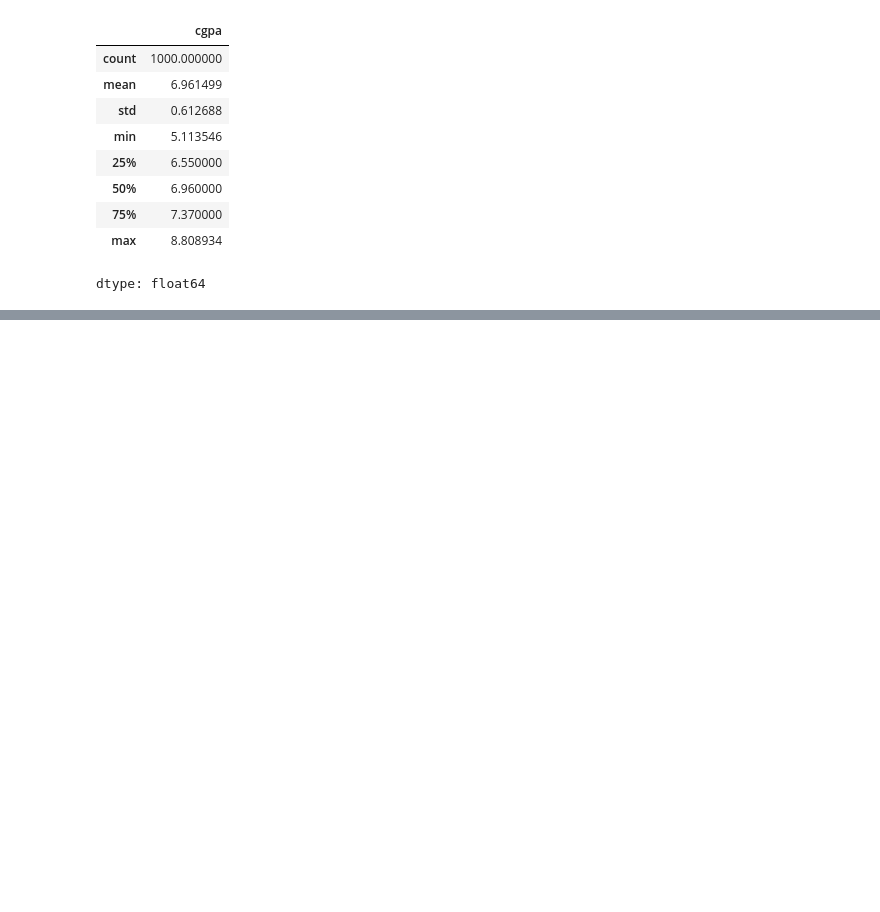
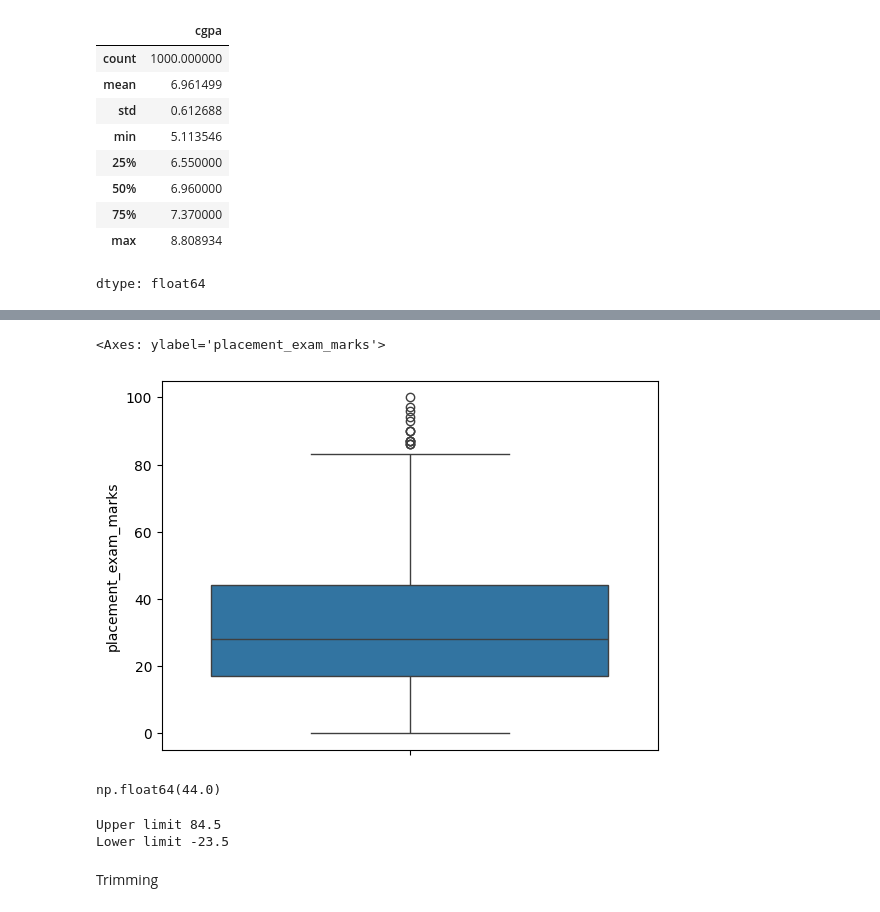
Before and after one commit to suryashekharsasmal/My-ML-concept, a Jupyter notebook: Machin_lerning.ipynb, the cells around one changed output, grey strips where cells are left out. Saved outputs shown, nothing was run; the diff lists cells and outputs as text; code cells hidden in the pictures; blank space fills up the shorter version.

```diff
--- a/Machin_lerning.ipynb
+++ b/Machin_lerning.ipynb
@@ -1746,0 +1793,6 @@ dtype: float64
+# %%
+#Box plot
+sns.boxplot(df['placement_exam_marks'])
+# %% [output]
+<Axes: ylabel='placement_exam_marks'>
+[figure, added]
@@ -1746,0 +1803,4 @@ dtype: float64
+# %%
+percentile75
+# %% [output]
+np.float64(44.0)
@@ -1746,0 +1812,9 @@ dtype: float64
+# %%
+
+print("Upper limit",upper_limit)
+print("Lower limit",lower_limit)
+# %% [output]
+Upper limit 84.5
+Lower limit -23.5
+# %% [markdown]
+Trimming
```
Also changed, not shown: parts of 13 cells of this notebook.
